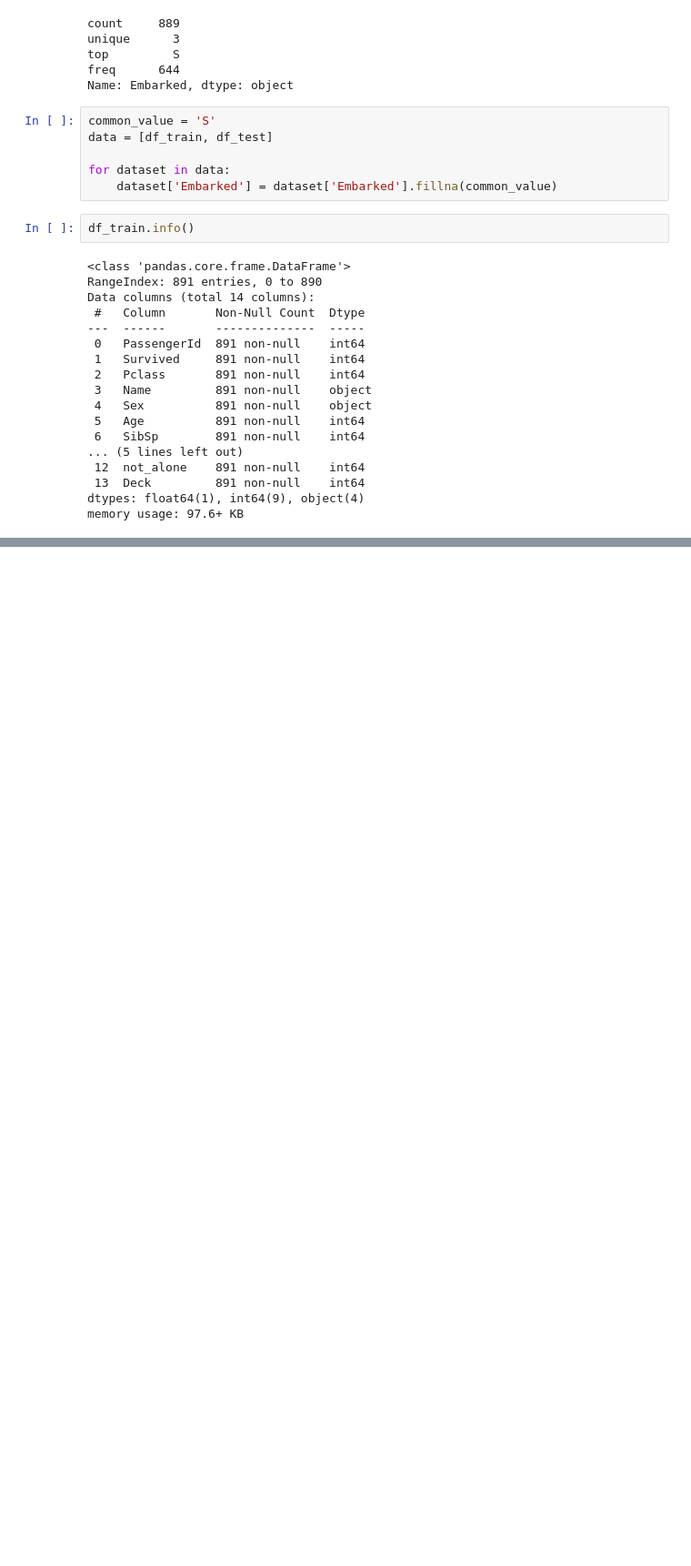
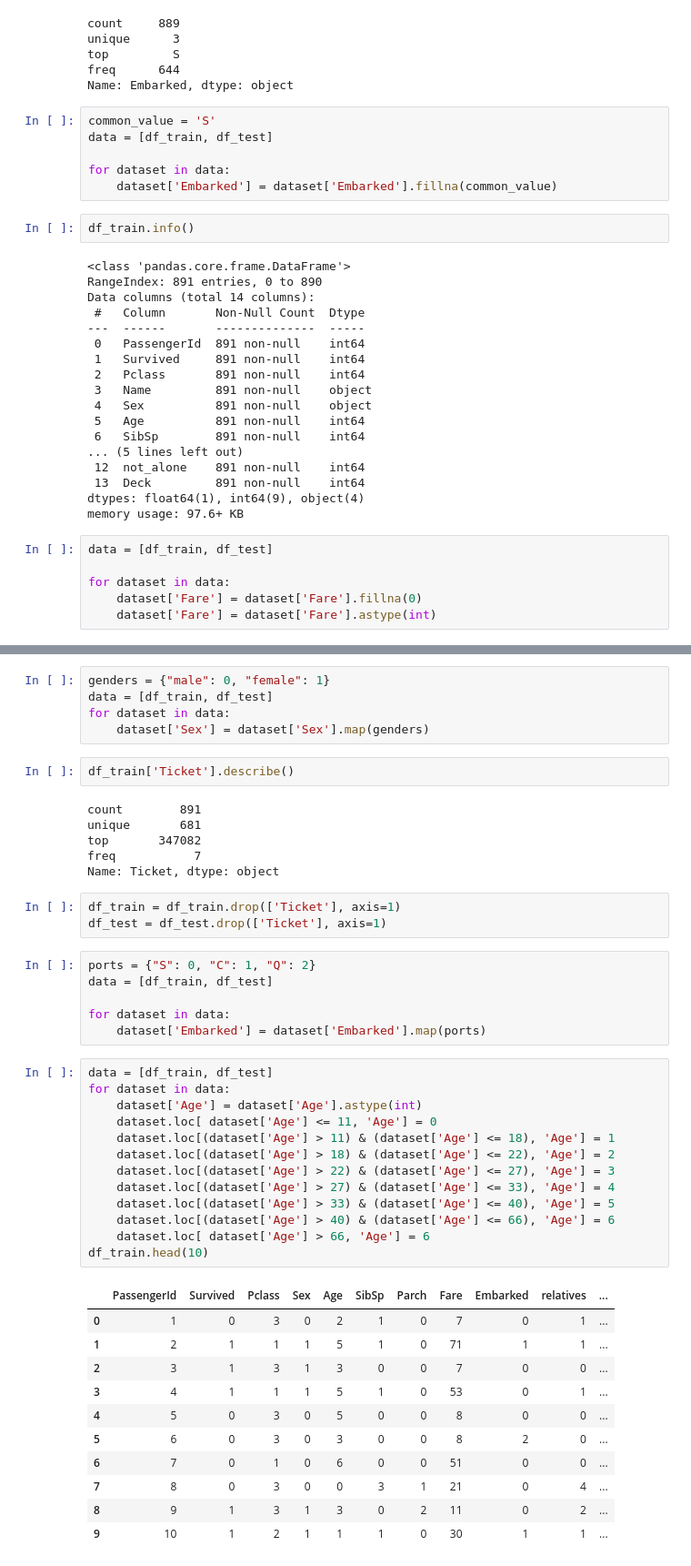
Before and after one commit to HowkMii/Titanic-ML-competition-kaggle, a Jupyter notebook: titanic.ipynb, the cells around one changed output, grey strips where cells are left out. Shown at 91% size. Cells and saved outputs as stored; diff of their text form; blank space fills up the shorter version.

```diff
--- a/titanic.ipynb
+++ b/titanic.ipynb
@@ -257,3 +257,9 @@ Data columns (total 14 columns):
  13  Deck         891 non-null    int64
 dtypes: float64(1), int64(9), object(4)
 memory usage: 97.6+ KB
+# %%
+data = [df_train, df_test]
+
+for dataset in data:
+    dataset['Fare'] = dataset['Fare'].fillna(0)
+    dataset['Fare'] = dataset['Fare'].astype(int)
@@ -259,0 +285,47 @@ memory usage: 97.6+ KB
+# %%
+genders = {"male": 0, "female": 1}
+data = [df_train, df_test]
+for dataset in data:
+    dataset['Sex'] = dataset['Sex'].map(genders)
+# %%
+df_train['Ticket'].describe()
+# %% [output]
+count        891
+unique       681
+top       347082
+freq           7
+Name: Ticket, dtype: object
+# %%
+df_train = df_train.drop(['Ticket'], axis=1)
+df_test = df_test.drop(['Ticket'], axis=1)
+# %%
+ports = {"S": 0, "C": 1, "Q": 2}
+data = [df_train, df_test]
+
+for dataset in data:
+    dataset['Embarked'] = dataset['Embarked'].map(ports)
+# %%
+data = [df_train, df_test]
+for dataset in data:
+    dataset['Age'] = dataset['Age'].astype(int)
+    dataset.loc[ dataset['Age'] <= 11, 'Age'] = 0
+    dataset.loc[(dataset['Age'] > 11) & (dataset['Age'] <= 18), 'Age'] = 1
+    dataset.loc[(dataset['Age'] > 18) & (dataset['Age'] <= 22), 'Age'] = 2
+    dataset.loc[(dataset['Age'] > 22) & (dataset['Age'] <= 27), 'Age'] = 3
+    dataset.loc[(dataset['Age'] > 27) & (dataset['Age'] <= 33), 'Age'] = 4
+    dataset.loc[(dataset['Age'] > 33) & (dataset['Age'] <= 40), 'Age'] = 5
+    dataset.loc[(dataset['Age'] > 40) & (dataset['Age'] <= 66), 'Age'] = 6
+    dataset.loc[ dataset['Age'] > 66, 'Age'] = 6
+df_train.head(10)
+# %% [output]
+|  | PassengerId | Survived | Pclass | Sex | Age | SibSp | Parch | Fare | Embarked | relatives | ... |
+| 0 | 1 | 0 | 3 | 0 | 2 | 1 | 0 | 7 | 0 | 1 | ... |
+| 1 | 2 | 1 | 1 | 1 | 5 | 1 | 0 | 71 | 1 | 1 | ... |
+| 2 | 3 | 1 | 3 | 1 | 3 | 0 | 0 | 7 | 0 | 0 | ... |
+| 3 | 4 | 1 | 1 | 1 | 5 | 1 | 0 | 53 | 0 | 1 | ... |
+| 4 | 5 | 0 | 3 | 0 | 5 | 0 | 0 | 8 | 0 | 0 | ... |
+| 5 | 6 | 0 | 3 | 0 | 3 | 0 | 0 | 8 | 2 | 0 | ... |
+| 6 | 7 | 0 | 1 | 0 | 6 | 0 | 0 | 51 | 0 | 0 | ... |
+| 7 | 8 | 0 | 3 | 0 | 0 | 3 | 1 | 21 | 0 | 4 | ... |
+| 8 | 9 | 1 | 3 | 1 | 3 | 0 | 2 | 11 | 0 | 2 | ... |
+| 9 | 10 | 1 | 2 | 1 | 1 | 1 | 0 | 30 | 1 | 1 | ... |
```
Also changed, not shown: parts of 8 cells of this notebook.
